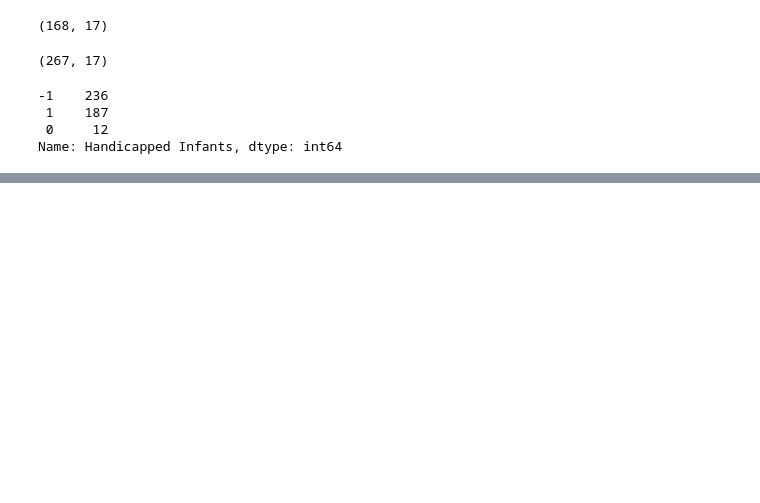
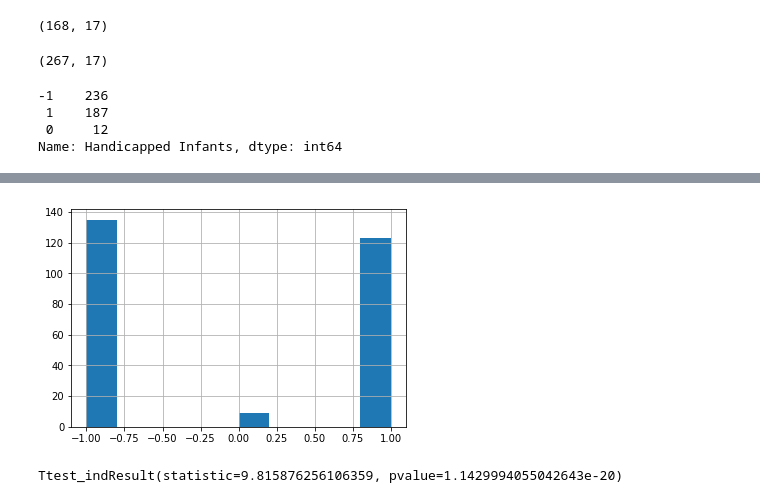
Before and after one commit to npgeorge/DS-Unit-1-Sprint-3-Statistical-Tests-and-Experiments, a Jupyter notebook: Nicholas_George_LS_DS_131_Statistics_Probability_Assignment.ipynb, the cells around one changed output, grey strips where cells are left out. Cells and saved outputs as stored; diff of their text form; code cells hidden in the pictures; blank space fills up the shorter version.

```diff
--- a/Nicholas_George_LS_DS_131_Statistics_Probability_Assignment.ipynb
+++ b/Nicholas_George_LS_DS_131_Statistics_Probability_Assignment.ipynb
@@ -478,0 +143,10 @@ Ttest_indResult(statistic=-0.6425456449553845, pvalue=0.5554965592353764)
+# %%
+dems_rga.hist();
+# %% [output]
+[figure, added]
+# %%
+#p value repubs support more
+from scipy.stats import ttest_ind, ttest_ind_from_stats, ttest_rel
+print(ttest_ind(reps_rga, dems_rga))
+# %% [output]
+Ttest_indResult(statistic=9.815876256106359, pvalue=1.1429994055042643e-20)
```
Also changed, not shown: parts of 45 cells of this notebook.
